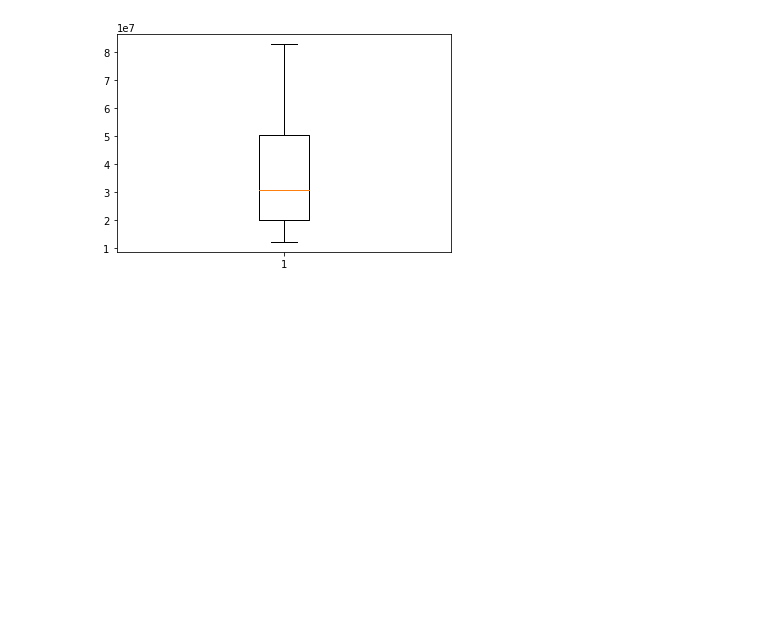
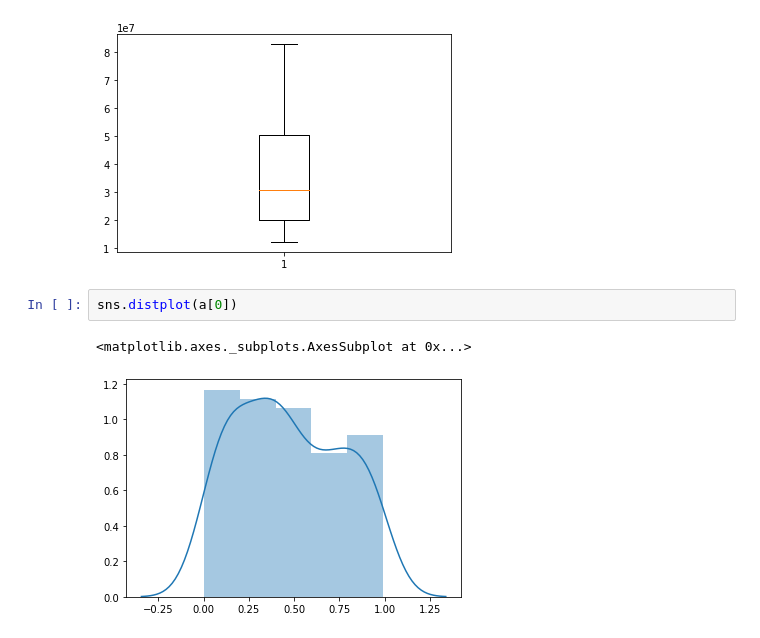
Before and after one commit to JuanLombana/MachineLearning, a Jupyter notebook: CloudLocation/DataAnalysis.ipynb, the cells around one changed output. Saved outputs shown, nothing was run; the diff lists cells and outputs as text; blank space fills up the shorter version.

```diff
--- a/CloudLocation/DataAnalysis.ipynb
+++ b/CloudLocation/DataAnalysis.ipynb
@@ -291,3 +291,8 @@ plt.boxplot([Acumm5['acumulado']])
  'fliers': [<matplotlib.lines.Line2D at 0x...>],
  'means': []}
 [figure]
+# %%
+sns.distplot(a[0])
+# %% [output]
+<matplotlib.axes._subplots.AxesSubplot at 0x...>
+[figure, added]
```
Also changed, not shown: parts of 7 cells of this notebook.
